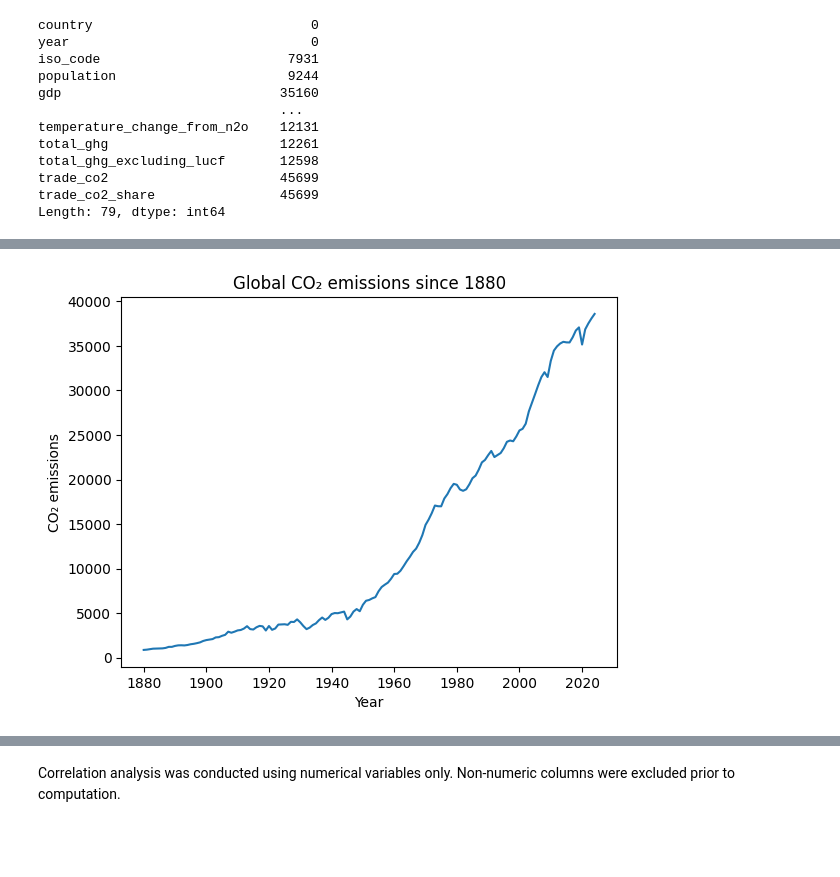
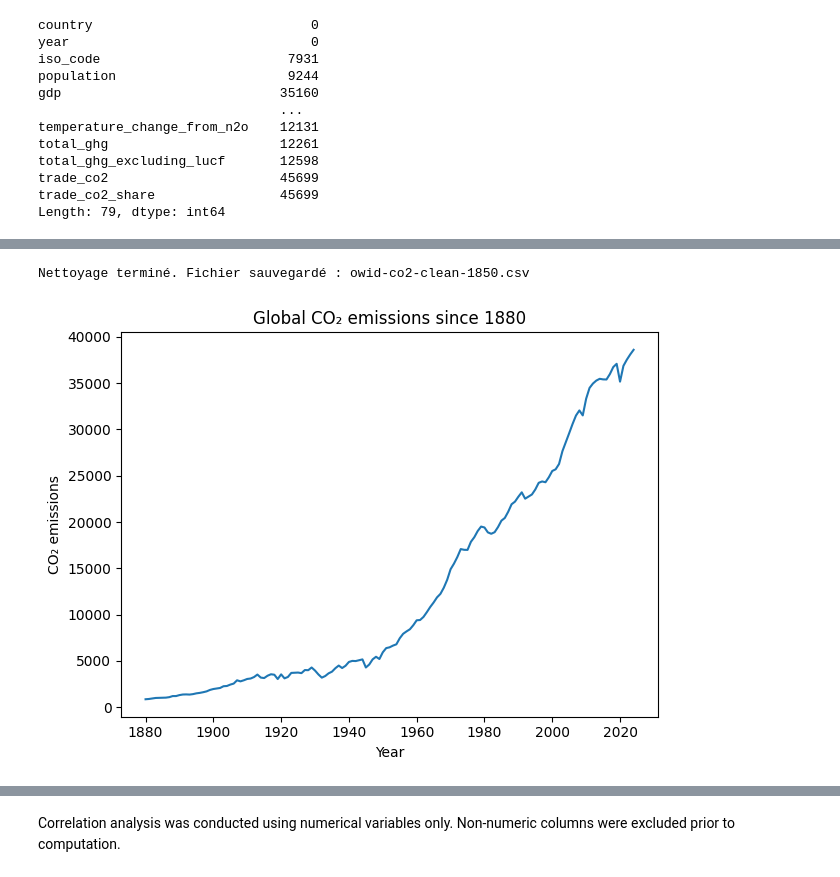
Before and after one commit to VinchC/projet, a Jupyter notebook: DataCO2_nguyen.ipynb, the cells around one changed output, grey strips where cells are left out. Cells and saved outputs as stored; diff of their text form; code cells hidden in the pictures; blank space fills up the shorter version.

```diff
--- a/DataCO2_nguyen.ipynb
+++ b/DataCO2_nguyen.ipynb
@@ -93,7 +89,3 @@ df.shape
 df_global = df[df["country"] == "World"].copy()
 # %%
 df_global = df_global[df_global["year"] >= 1880]
-# %%
-# Forward fill theo thời gian
-df_global = df_global.sort_values("year")
-df_global = df_global.ffill()
@@ -112,11 +110,27 @@ df_global.describe()
+# %%
+# 4. Filtrer les données à partir de 1850
+df_clean = df_clean[df_clean["year"] >= 1850]
+
+# 5. (Optionnel mais recommandé) Réinitialiser l’index
+df_clean = df_clean.reset_index(drop=True)
+
+# 6. Sauvegarder le nouveau fichier nettoyé
+df_clean.to_csv("owid-co2-clean-1850.csv", index=False)
+
+print("Nettoyage terminé. Fichier sauvegardé : owid-co2-clean-1850.csv")
+# %% [output]
+Nettoyage terminé. Fichier sauvegardé : owid-co2-clean-1850.csv
 # %%
 import matplotlib.pyplot as plt
 
 plt.figure()
 plt.plot(df_global["year"], df_global["co2"])
 plt.xlabel("Year")
 plt.ylabel("CO₂ emissions")
 plt.title("Global CO₂ emissions since 1880")
+#Afficher
+plt.tight_layout()
+plt.savefig('./images/Global CO2 emissions since 1880.png', dpi=300, bbox_inches='tight')
 plt.show()
 # %% [output]
-[figure, old version]
+[figure, new version]
```
Also changed, not shown: parts of 34 cells of this notebook, 19 other files.
